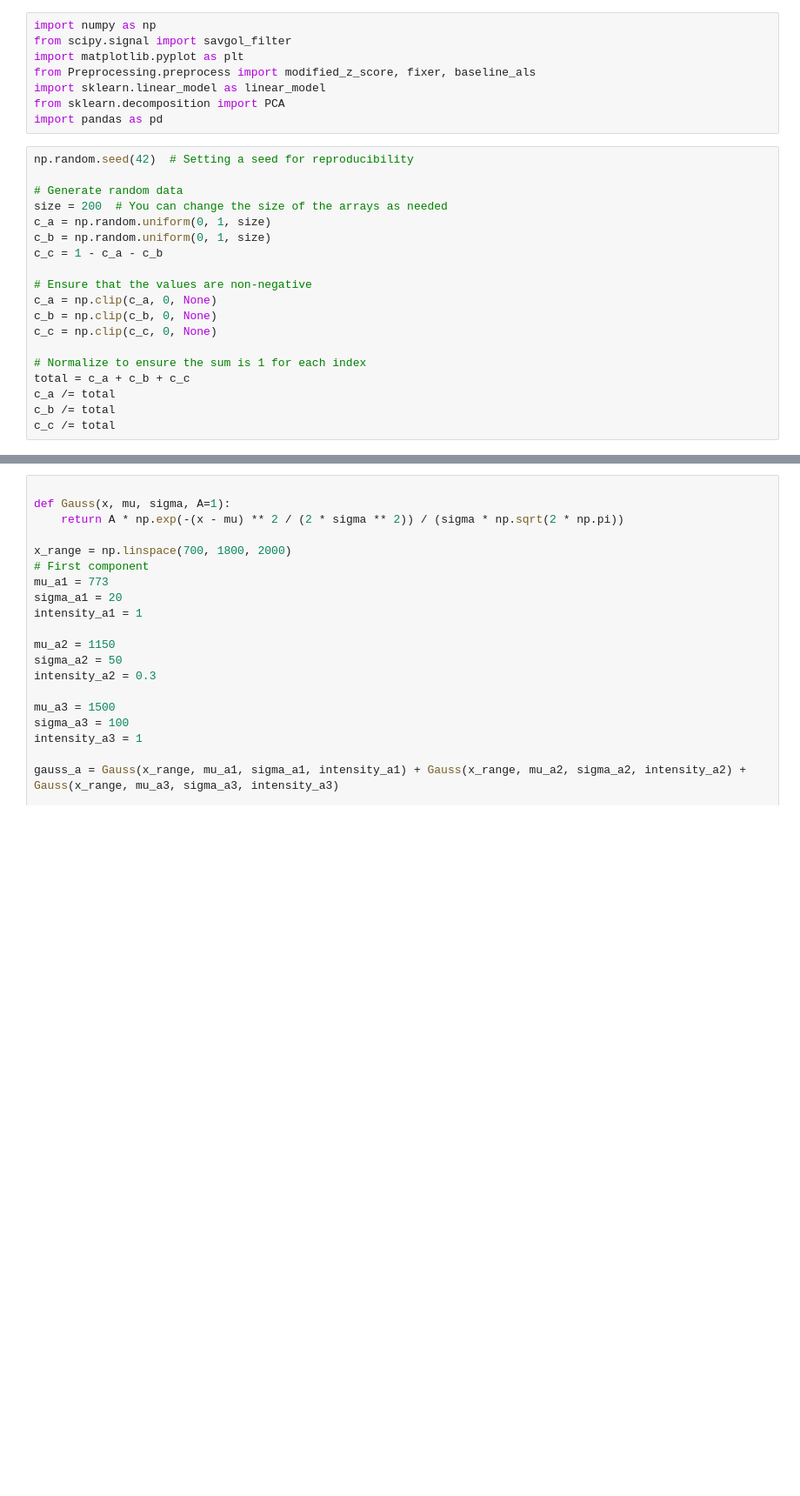
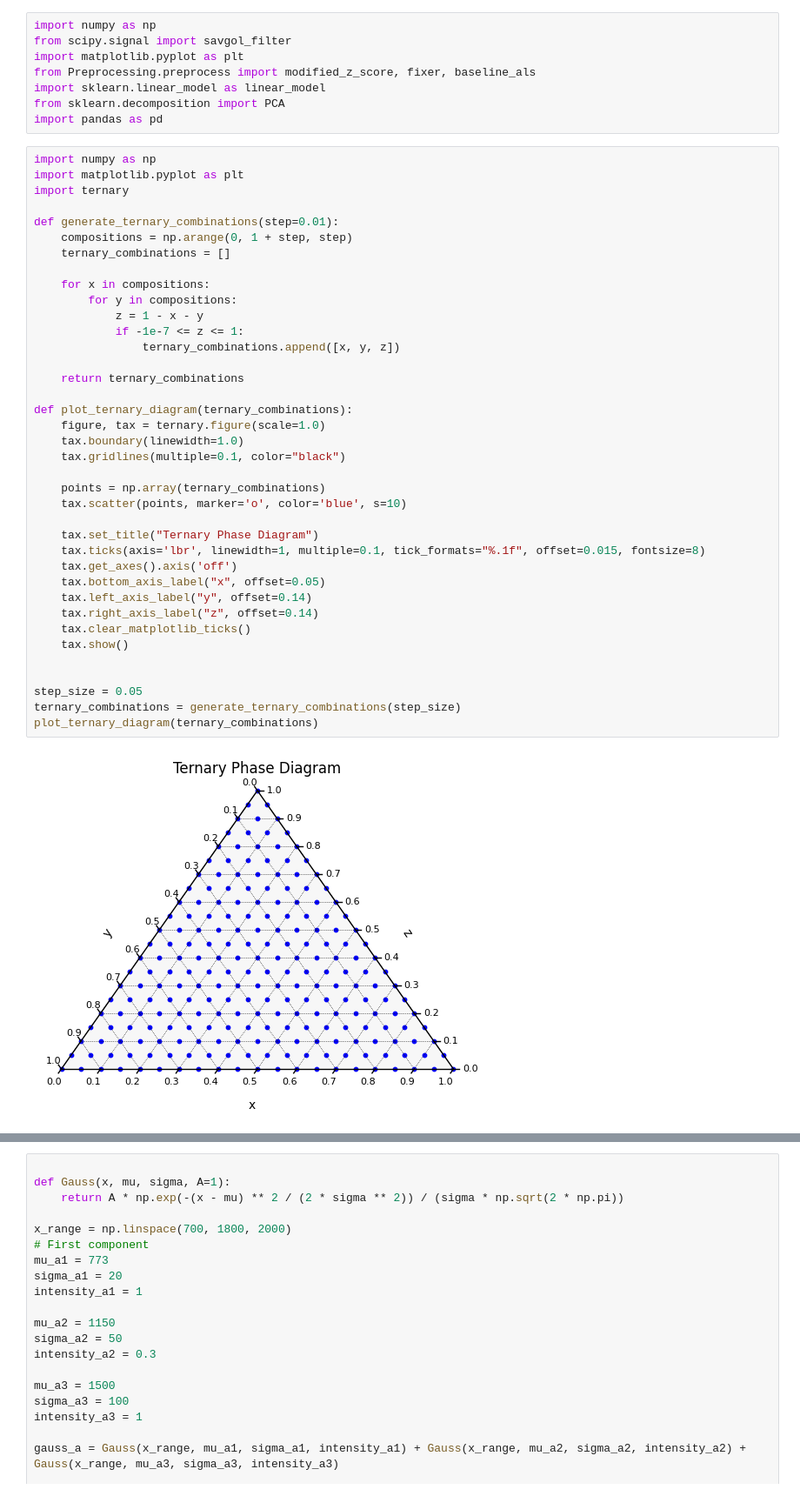
Before and after one commit to ariawahyuw/simulasi-spectra, a Jupyter notebook: Simulasi 2/(PCR) Simulasi Data Artifisial.ipynb, the cells around one changed output, grey strips where cells are left out. Shown at 87% size. Drawn from its saved outputs; the diff is of its cells as text; blank space fills up the shorter version.

```diff
--- a/Simulasi 2/(PCR) Simulasi Data Artifisial.ipynb
+++ b/Simulasi 2/(PCR) Simulasi Data Artifisial.ipynb
@@ -6,22 +6,43 @@ from Preprocessing.preprocess import modified_z_score, fixer, baseline_als
 import sklearn.linear_model as linear_model
 from sklearn.decomposition import PCA
 import pandas as pd
-# %%
-np.random.seed(42)  # Setting a seed for reproducibility
-
-# Generate random data
-size = 200  # You can change the size of the arrays as needed
-c_a = np.random.uniform(0, 1, size)
-c_b = np.random.uniform(0, 1, size)
-c_c = 1 - c_a - c_b
-
-# Ensure that the values are non-negative
-c_a = np.clip(c_a, 0, None)
-c_b = np.clip(c_b, 0, None)
-c_c = np.clip(c_c, 0, None)
-
-# Normalize to ensure the sum is 1 for each index
-total = c_a + c_b + c_c
-c_a /= total
-c_b /= total
-c_c /= total
+# %%
+import numpy as np
+import matplotlib.pyplot as plt
+import ternary
+
+def generate_ternary_combinations(step=0.01):
+    compositions = np.arange(0, 1 + step, step)
+    ternary_combinations = []
+
+    for x in compositions:
+        for y in compositions:
+            z = 1 - x - y
+            if -1e-7 <= z <= 1:
+                ternary_combinations.append([x, y, z])
+
+    return ternary_combinations
+
+def plot_ternary_diagram(ternary_combinations):
+    figure, tax = ternary.figure(scale=1.0)
+    tax.boundary(linewidth=1.0)
+    tax.gridlines(multiple=0.1, color="black")
+
+    points = np.array(ternary_combinations)
+    tax.scatter(points, marker='o', color='blue', s=10)
+
+    tax.set_title("Ternary Phase Diagram")
+    tax.ticks(axis='lbr', linewidth=1, multiple=0.1, tick_formats="%.1f", offset=0.015, fontsize=8)
+    tax.get_axes().axis('off')
+    tax.bottom_axis_label("x", offset=0.05)
+    tax.left_axis_label("y", offset=0.14)
+    tax.right_axis_label("z", offset=0.14)
+    tax.clear_matplotlib_ticks()
+    tax.show()
+
+
+step_size = 0.05
+ternary_combinations = generate_ternary_combinations(step_size)
+plot_ternary_diagram(ternary_combinations)
+# %% [output]
+[figure, added]
```
Also changed, not shown: parts of 15 cells of this notebook, 2 other files.
